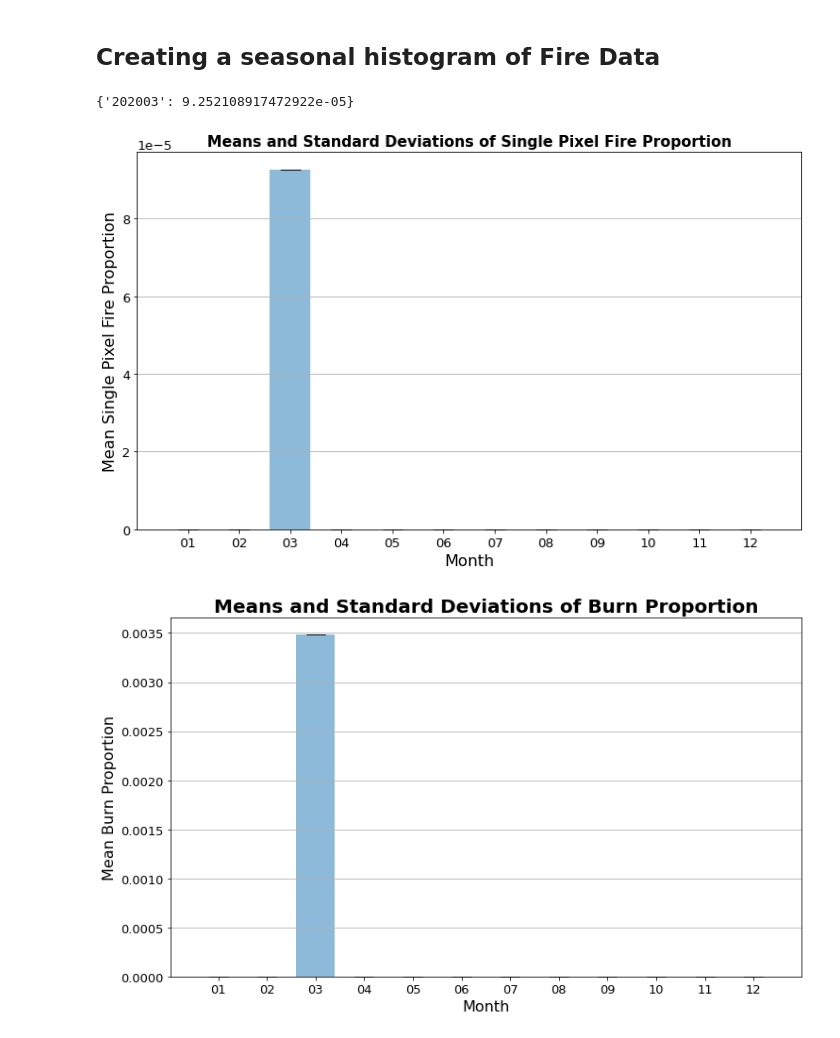
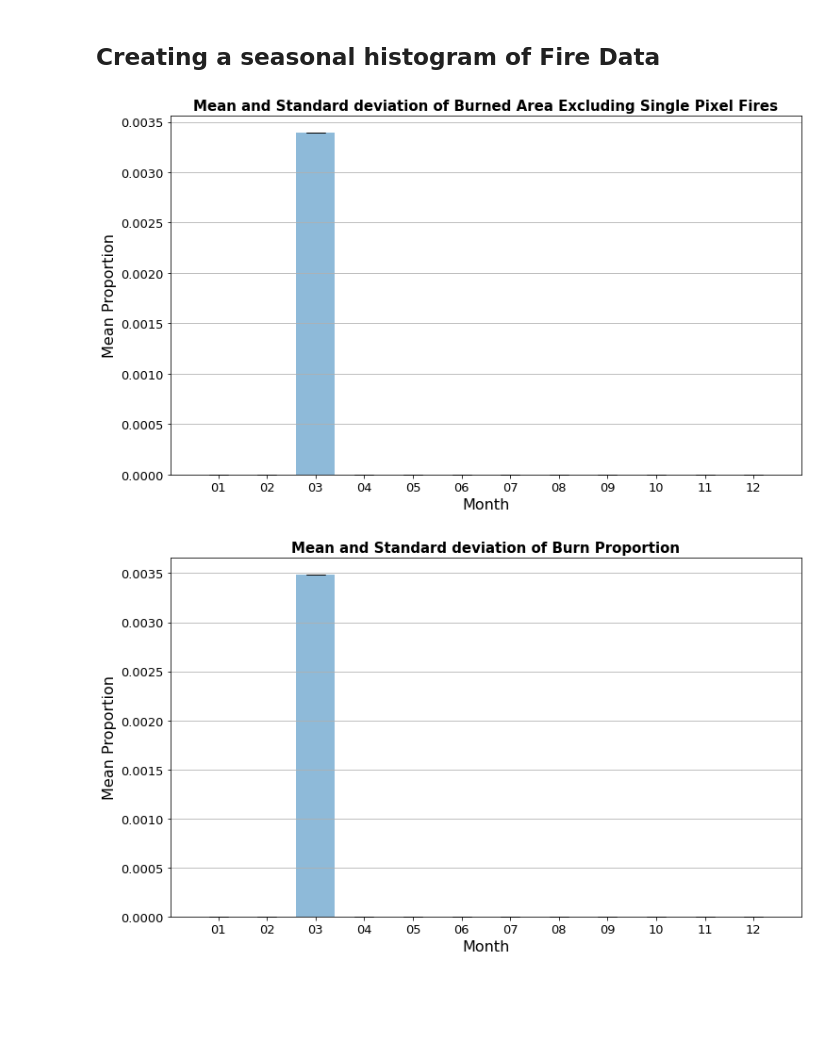
Before and after one commit to ai4er-cdt/WildfireDistribution, a Jupyter notebook: notebooks/exploratory/1.0_hc_modis_preprocessing.ipynb, the cells around one changed output. Drawn from its saved outputs; the diff is of its cells as text; code cells hidden in the pictures; blank space fills up the shorter version.

Commit message:
add class for burn area excl single pixel fires & updated histrogram plotting to be general

```diff
--- a/notebooks/exploratory/1.0_hc_modis_preprocessing.ipynb
+++ b/notebooks/exploratory/1.0_hc_modis_preprocessing.ipynb
@@ -235,7 +235,7 @@ class PP_ModisFireCCI():
         return dict_proportions
 
 
-    def single_pixel_fire_proportion(self):
+    def get_single_pixel_fire_proportion(self):
         """Returns the proportion of single-pixel fires (>0 pixel surrounded by <= 0 pixels) contained within each DataArray as a dict.
 
             Returns:
@@ -259,17 +259,34 @@ class PP_ModisFireCCI():
         for dataArray in self.data:
             data_binary = xr.where(dataArray>0, 1, 0)
             data = data_binary[0,:,:]
-
             c = convolve(data, kernel)
 
             one_pixel__fire_count = data.where(c==0).sum().values
-
             dict_proportions[str(dataArray.date.values)] = one_pixel__fire_count / total_count
 
 
         return dict_proportions
 
-    def plot_hist_single_pixel_fire_proportion(self):
+    def get_burn_area_excluding_single_pixel_fire(self):
+        """Returns the proportion of burned area excluding single-pixel fires (>0 pixel surrounded by <= 0 pixels) contained within each DataArray as a dict.
+
+            Returns:
+                dict_proportions: date ('YYYYMM'): proportion of burned area excluding single pixel fire elements
+
+            Raises:
+                ValueError: if object has not been populated with data before this function is called
+        """
+        if self.data is None:
+            raise ValueError("The data is = None. Try calling 'populate' to assign the object data before making this call.")
+
+        #Calc burn area excluding single pixel fires
+        burn_area = self.get_non_zero_proportion()
+        single_fires = self.get_single_pixel_fire_proportion()
+        burn_proportion_excl_single =  {key: burn_area[key] - single_fires.get(key, 0) for key in burn_area  }
+
+        return burn_proportion_excl_single
+
+    def plot_hist_given_proportion(self, dict_proportions, proportion_name):
         """Plots the means/standard deviations of the proportion of non-zero pixels for each month.
 
         Raises:
@@ -278,10 +295,6 @@ class PP_ModisFireCCI():
 
         if self.data is None:
             raise ValueError("The data is = None. Try calling 'populate' to assign the object data before making this call.")
-
-
-        # Create non-zero proportion dict
-        dict_proportions = self.single_pixel_fire_proportion()
 
         #: Initialise some dicts for computation of the mean/std dev
         # Create a dict, which for each month contains: sum of proportions, number of years considered
@@ -351,8 +364,9 @@ class PP_ModisFireCCI():
         plt.rcParams.update({'font.size': 13})
         fig, ax = plt.subplots(figsize=(12,7))
         ax.bar(mean_proportions.keys(), mean_proportions.values(), yerr=monthly_std_devs.values(), align='center', alpha=0.5, ecolor='black', capsize=10)
-        ax.set_title('Means and Standard Deviations of Single Pixel Fire Proportion', fontsize=15, fontweight="bold");
-        ax.set_ylabel('Mean Single Pixel Fire Proportion',fontsize=16)
+        title = 'Mean and Standard deviation of ' + str(proportion_name)
+        ax.set_title(title, fontsize=15, fontweight="bold");
+        ax.set_ylabel('Mean Proportion',fontsize=16)
         ax.set_xlabel('Month',fontsize=16)
         ax.yaxis.grid(True)
 
@@ -646,10 +660,10 @@ single_fire_proportions = fire_data.single_pixel_fire_proportion()
 # %%
-single_fire_proportions
+burn_excl_single = fire_data.get_burn_area_excluding_single_pixel_fire()
-# %% [output]
-{'202003': 9.252108917472922e-05}
+# %%
+fire_data.plot_hist_given_proportion(dict_proportions = burn_excl_single, proportion_name = 'Burned Area Excluding Single Pixel Fires')
+# %% [output]
+[figure, added]
 # %%
-fire_data.plot_hist_single_pixel_fire_proportion()
-fire_data.plot_hist_non_zero_proportion()
+fire_data.plot_hist_given_proportion(dict_proportions = fire_proportions, proportion_name = 'Burn Proportion')
 # %% [output]
-[figure, old version]
+[figure, new version]
-[figure, removed]
```
Also changed, not shown: parts of 2 cells of this notebook.
